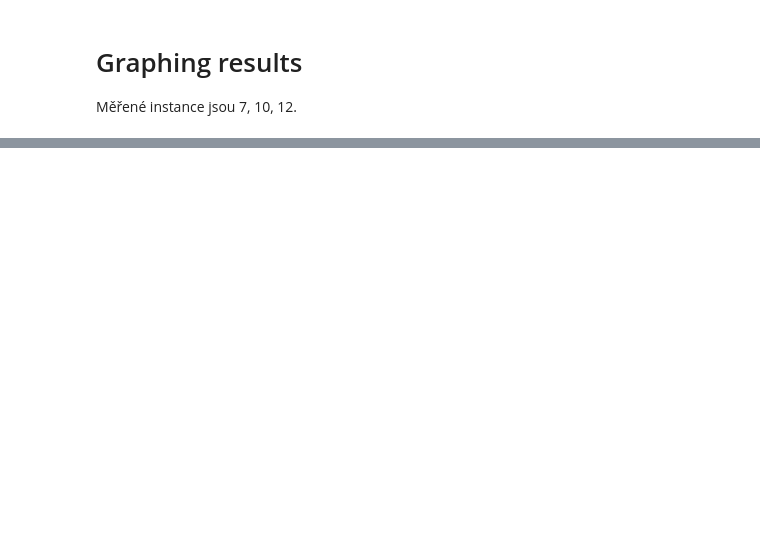
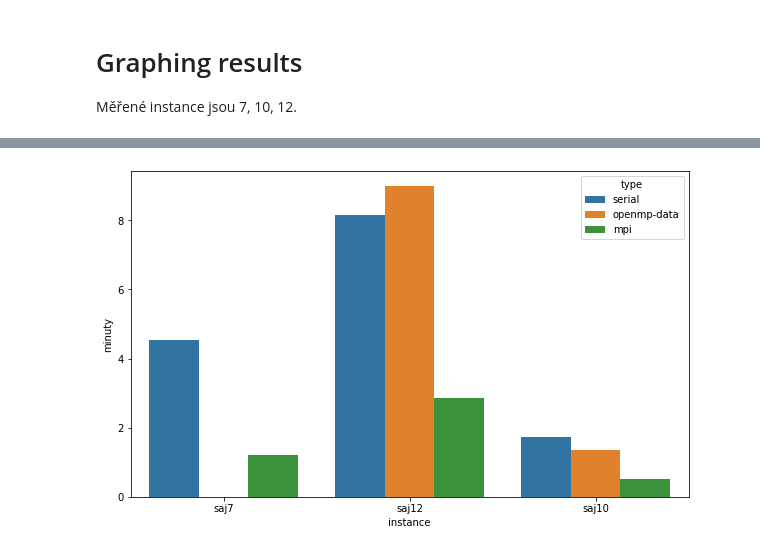
Before and after one commit to TaIos/ni-pdp-vysledky-mereni-star, a Jupyter notebook: vizualizace.ipynb, the cells around one changed output, grey strips where cells are left out. Drawn from its saved outputs; the diff is of its cells as text; code cells hidden in the pictures; blank space fills up the shorter version.

```diff
--- a/vizualizace.ipynb
+++ b/vizualizace.ipynb
@@ -210,0 +219,7 @@ display(df)
+# %%
+dfCmp = df[
+    (df.type == "serial") |
+    ((df.type == "openmp-data") & (df.proc == 20)) |
+    (df.proc == 20) & (df.node == 4)
+].sort_values(by=["instance", "type"], ascending=[False, False]).reset_index(drop=True)
+display(dfCmp)
@@ -210,0 +237,15 @@ display(df)
+# %%
+import matplotlib.pyplot as plt
+import numpy as np
+import seaborn as sns
+
+xticks = ['saj7', 'saj10', 'saj12']
+yticks = [dfCmp.millis[3*k:3*k+3].tolist() for k in range(3)]
+labels = ["sekvenční", "OpenMP data, p=20", "MPI+OpenMP data, p=20, uzly=4"]
+
+f = plt.figure(figsize=(10, 6))
+sns.barplot(x="instance", hue="type", y="minuty", data=dfCmp)
+plt.show()
+f.savefig("img/porovnani-nejvykonnejsich.pdf", bbox_inches='tight')
+# %% [output]
+[figure, added]
```
Also changed, not shown: parts of 13 cells of this notebook, 1 other file.
